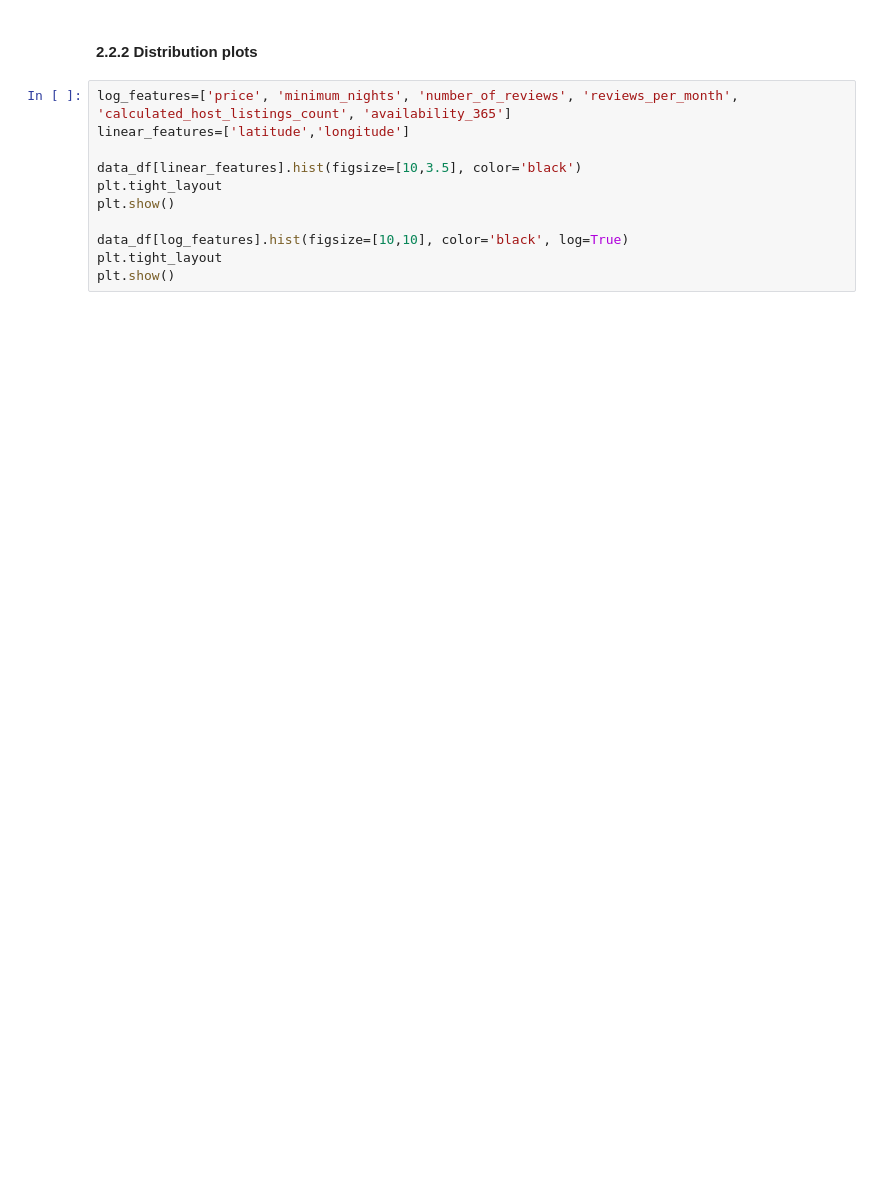
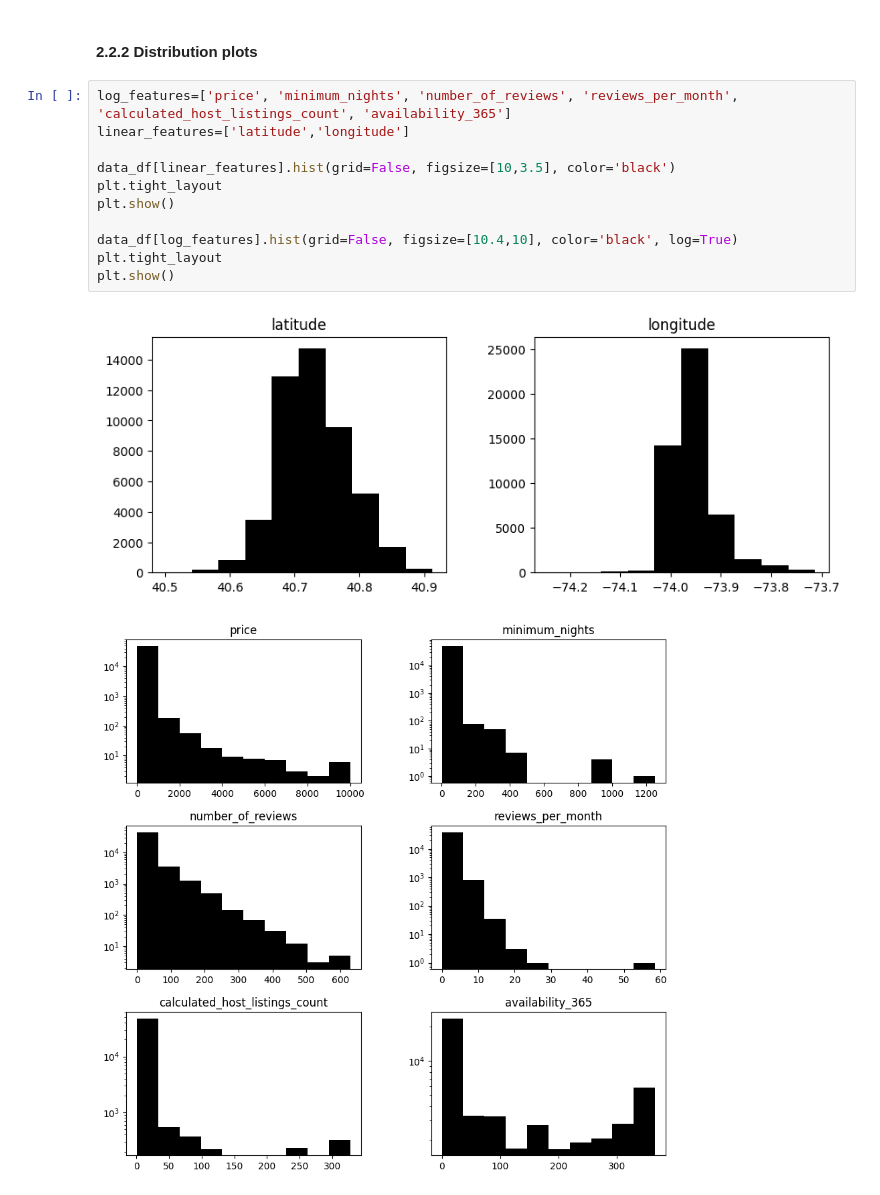
Before and after one commit to gperdrizet/gperdrizet-data-preprocessing-project-tutorial, a Jupyter notebook: gperdrizet_distributions.ipynb, the cells around one changed output. Drawn from its saved outputs; the diff is of its cells as text; blank space fills up the shorter version.

Commit message:
Worked on distribution plots.

```diff
--- a/gperdrizet_distributions.ipynb
+++ b/gperdrizet_distributions.ipynb
@@ -63,11 +73,14 @@ data_df[numeric_features].describe().transpose()
 # %%
 log_features=['price', 'minimum_nights', 'number_of_reviews', 'reviews_per_month', 'calculated_host_listings_count', 'availability_365']
 linear_features=['latitude','longitude']
 
-data_df[linear_features].hist(figsize=[10,3.5], color='black')
+data_df[linear_features].hist(grid=False, figsize=[10,3.5], color='black')
 plt.tight_layout
 plt.show()
 
-data_df[log_features].hist(figsize=[10,10], color='black', log=True)
+data_df[log_features].hist(grid=False, figsize=[10.4,10], color='black', log=True)
 plt.tight_layout
 plt.show()
+# %% [output]
+[figure, added]
+[figure, added]
```
Also changed, not shown: parts of 4 cells of this notebook.
